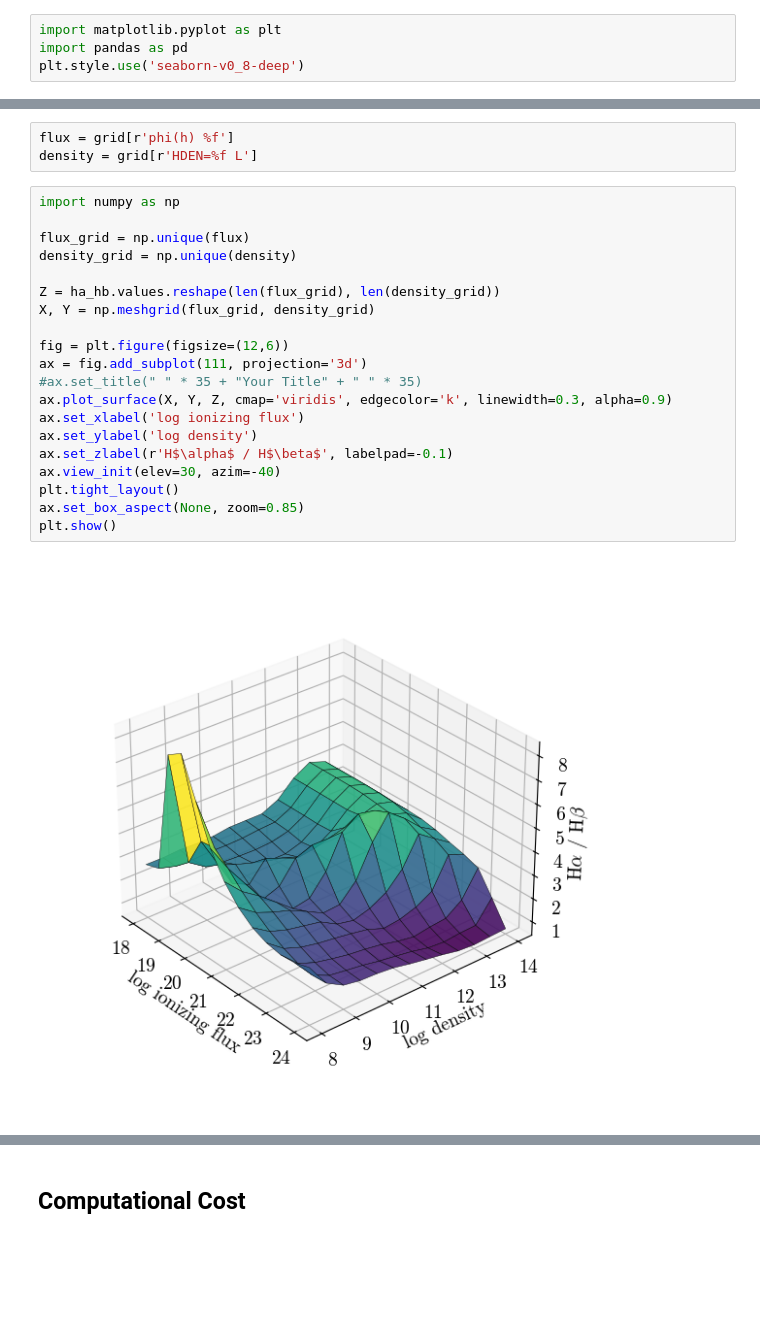
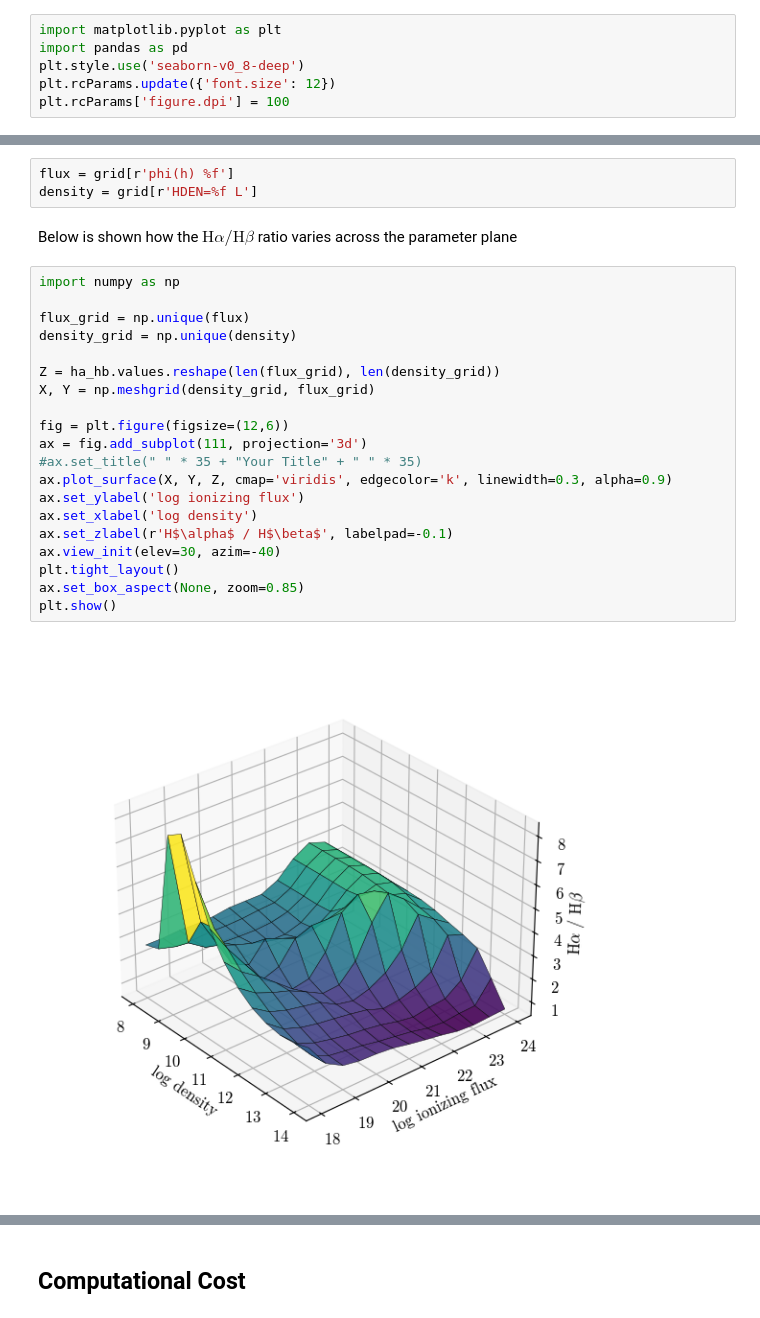
Before and after one commit to IsaacLP/AGN, a Jupyter notebook: cloudy/sim1.ipynb, the cells around one changed output, grey strips where cells are left out. Drawn from its saved outputs; the diff is of its cells as text; blank space fills up the shorter version.

```diff
--- a/cloudy/sim1.ipynb
+++ b/cloudy/sim1.ipynb
@@ -2,4 +4,6 @@
 import matplotlib.pyplot as plt
 import pandas as pd
 plt.style.use('seaborn-v0_8-deep')
+plt.rcParams.update({'font.size': 12})
+plt.rcParams['figure.dpi'] = 100
 # %% [markdown]
@@ -277,25 +227,27 @@ Index(['Failure?', 'Warnings?', 'Exit code', '#rank', '#seq', 'phi(h) %f',
 # %%
 flux = grid[r'phi(h) %f']
 density = grid[r'HDEN=%f L']
+# %% [markdown]
+Below is shown how the $\text{H}\alpha / \text{H}\beta$ ratio varies across the parameter plane
 # %%
 import numpy as np
 
 flux_grid = np.unique(flux)
 density_grid = np.unique(density)
 
 Z = ha_hb.values.reshape(len(flux_grid), len(density_grid))
-X, Y = np.meshgrid(flux_grid, density_grid)
+X, Y = np.meshgrid(density_grid, flux_grid)
 
 fig = plt.figure(figsize=(12,6))
 ax = fig.add_subplot(111, projection='3d')
 #ax.set_title(" " * 35 + "Your Title" + " " * 35)
 ax.plot_surface(X, Y, Z, cmap='viridis', edgecolor='k', linewidth=0.3, alpha=0.9)
-ax.set_xlabel('log ionizing flux')
-ax.set_ylabel('log density')
+ax.set_ylabel('log ionizing flux')
+ax.set_xlabel('log density')
 ax.set_zlabel(r'H$\alpha$ / H$\beta$', labelpad=-0.1)
 ax.view_init(elev=30, azim=-40)
 plt.tight_layout()
 ax.set_box_aspect(None, zoom=0.85)
 plt.show()
 # %% [output]
-[figure, old version]
+[figure, new version]
```
Also changed, not shown: parts of 28 cells of this notebook.
